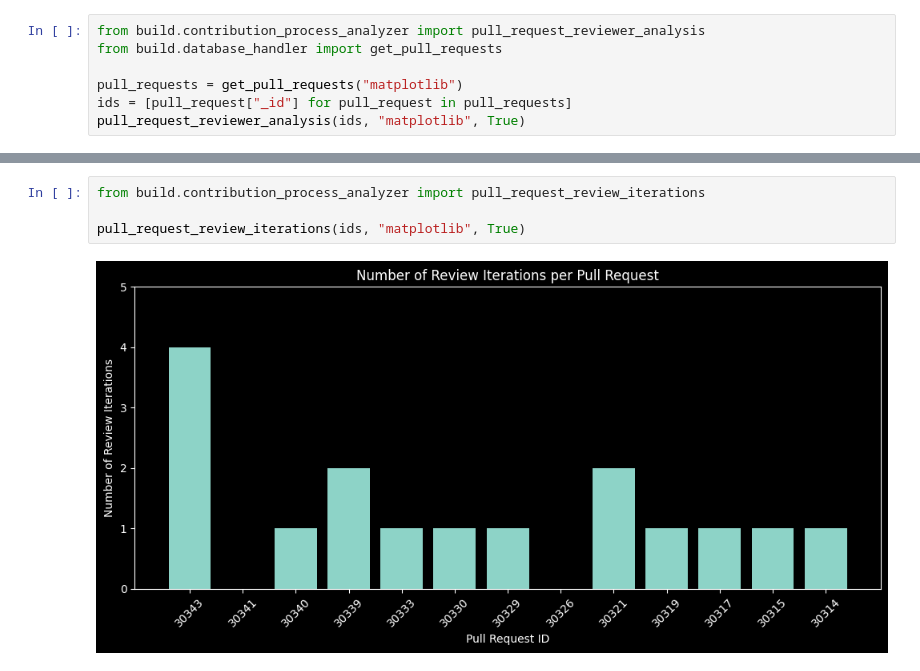
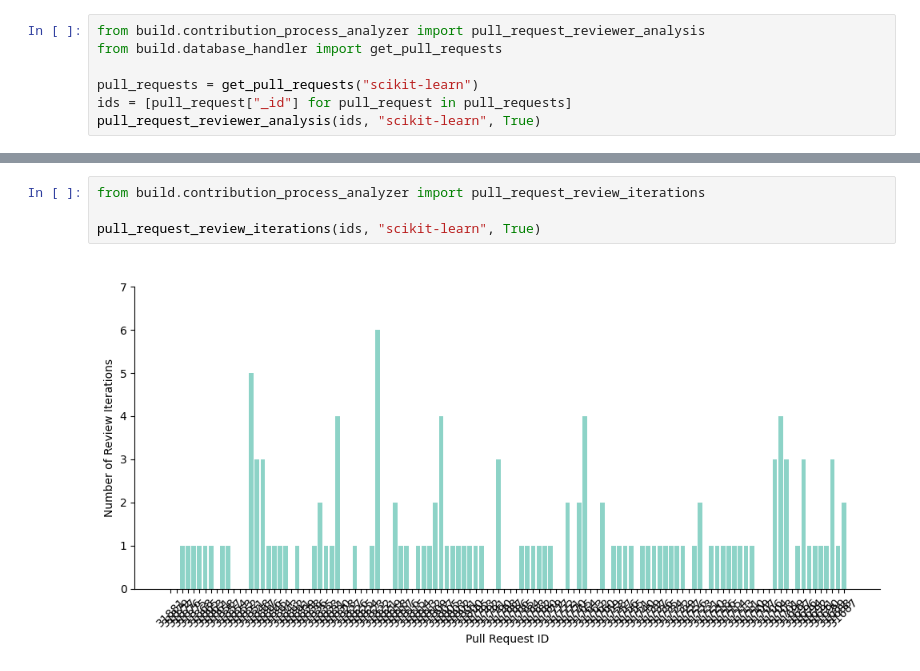
Before and after one commit to AlexS-1/Bachelor-Code, a Jupyter notebook: test.ipynb, the cells around one changed output, grey strips where cells are left out. Saved outputs shown, nothing was run; the diff lists cells and outputs as text.

```diff
--- a/test.ipynb
+++ b/test.ipynb
@@ -189,7 +198,7 @@ split_code_quality_per_guideline_change("matplotlib", 1000)
 from build.contribution_process_analyzer import pull_request_reviewer_analysis
 from build.database_handler import get_pull_requests
 
-pull_requests = get_pull_requests("matplotlib")
+pull_requests = get_pull_requests("scikit-learn")
 ids = [pull_request["_id"] for pull_request in pull_requests]
-pull_request_reviewer_analysis(ids, "matplotlib", True)
+pull_request_reviewer_analysis(ids, "scikit-learn", True)
 # %% [output]
@@ -205,6 +213,6 @@ ValueError: max() iterable argument is empty
 # %%
 from build.contribution_process_analyzer import pull_request_review_iterations
 
-pull_request_review_iterations(ids, "matplotlib", True)
+pull_request_review_iterations(ids, "scikit-learn", True)
 # %% [output]
-[figure, old version]
+[figure, new version]
```
Also changed, not shown: parts of 7 cells of this notebook, 7 other files.
